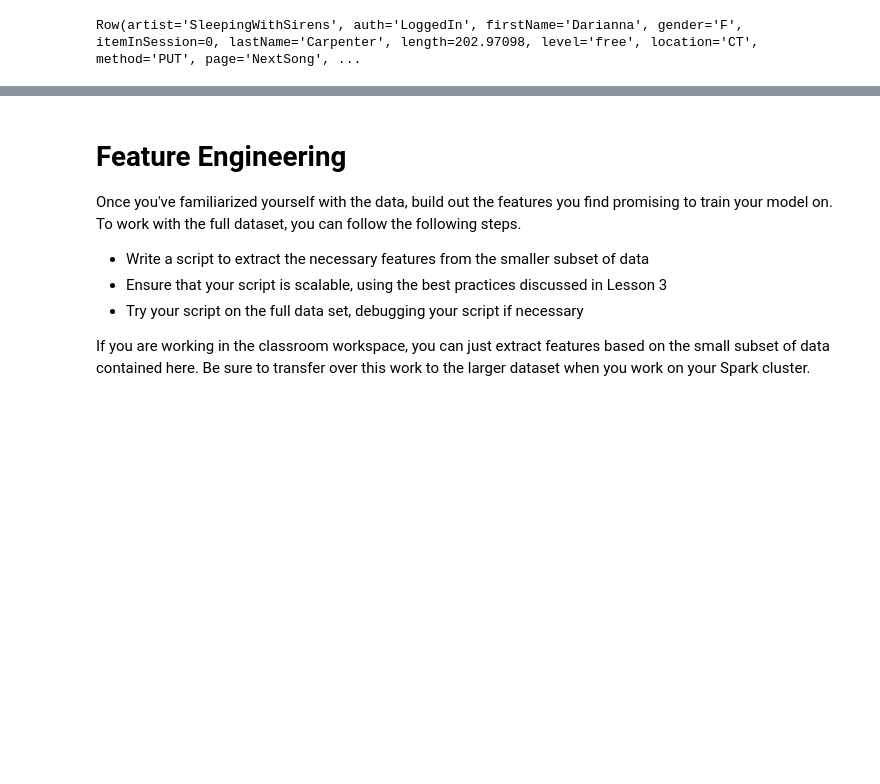
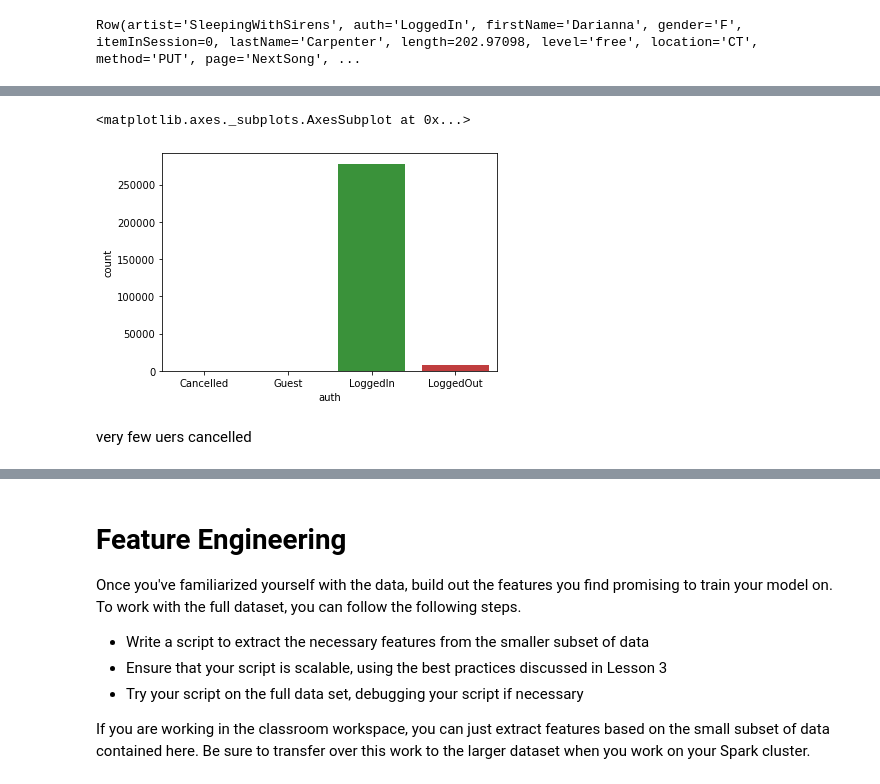
Before and after one commit to ds-praveenkumar/sparkify, a Jupyter notebook: Sparkify.ipynb, the cells around one changed output, grey strips where cells are left out. Saved outputs shown, nothing was run; the diff lists cells and outputs as text; code cells hidden in the pictures; blank space fills up the shorter version.

```diff
--- a/Sparkify.ipynb
+++ b/Sparkify.ipynb
@@ -326,0 +333,3 @@ bar_plot(paid_df,'label','count','level')
+# %%
+active_df = df.drop_duplicates().groupby(['auth']).agg(count('auth').alias('count'))
+active_df = active_df.toPandas()
@@ -326,0 +342,7 @@ bar_plot(paid_df,'label','count','level')
+# %%
+sns.barplot(x='auth',y='count',data=active_df)
+# %% [output]
+<matplotlib.axes._subplots.AxesSubplot at 0x...>
+[figure, added]
+# %% [markdown]
+very few uers cancelled
```
Also changed, not shown: parts of 29 cells of this notebook.
